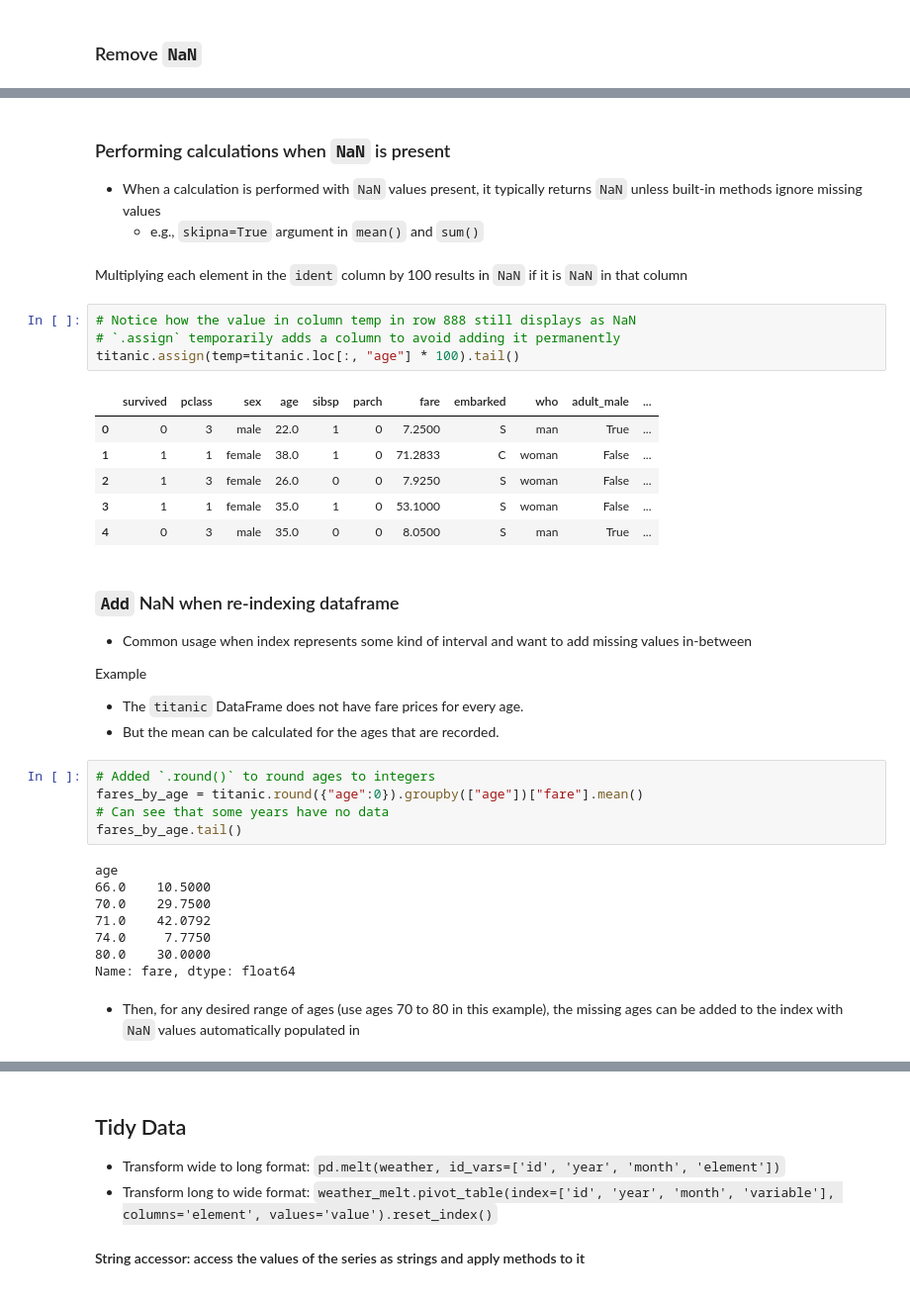
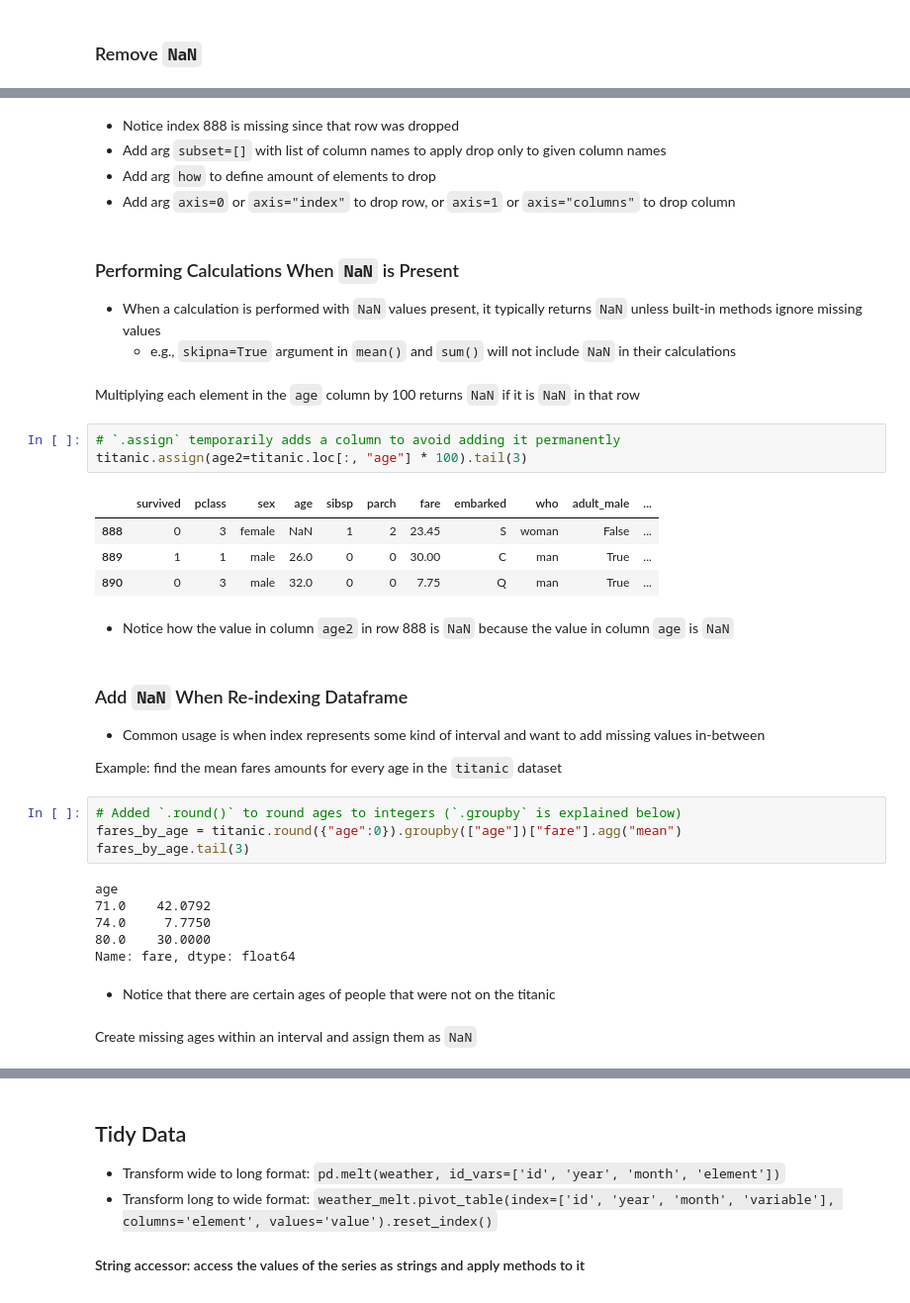
Before and after one commit to cjbayne/softdocs, a Jupyter notebook: docs/guide_pandas.ipynb, the cells around one changed output, grey strips where cells are left out. Shown at 99% size. Cells and saved outputs as stored; diff of their text form.

```diff
--- a/docs/guide_pandas.ipynb
+++ b/docs/guide_pandas.ipynb
@@ -581,40 +576,41 @@ titanic.dropna().tail()
+# %% [markdown]
+- Notice index 888 is missing since that row was dropped
+- Add arg `subset=[]` with list of column names to apply drop only to given column names
+- Add arg `how` to define amount of elements to drop
+- Add arg `axis=0` or `axis="index"` to drop row, or `axis=1` or `axis="columns"` to drop column
 # %% [markdown]
-### Performing calculations when `NaN` is present
+### Performing Calculations When `NaN` is Present
 - When a calculation is performed with `NaN` values present, it typically returns `NaN` unless built-in methods ignore missing values
-    - e.g., `skipna=True` argument in `mean()` and `sum()`
+    - e.g., `skipna=True` argument in `mean()` and `sum()` will not include `NaN` in their calculations
 # %% [markdown]
-Multiplying each element in the `ident` column by 100 results in `NaN` if it is `NaN` in that column
+Multiplying each element in the `age` column by 100 returns `NaN` if it is `NaN` in that row
 # %%
-# Notice how the value in column temp in row 888 still displays as NaN
 # `.assign` temporarily adds a column to avoid adding it permanently
-titanic.assign(temp=titanic.loc[:, "age"] * 100).tail()
+titanic.assign(age2=titanic.loc[:, "age"] * 100).tail(3)
 # %% [output]
 |  | survived | pclass | sex | age | sibsp | parch | fare | embarked | who | adult_male | ... |
-| 0 | 0 | 3 | male | 22.0 | 1 | 0 | 7.2500 | S | man | True | ... |
-| 1 | 1 | 1 | female | 38.0 | 1 | 0 | 71.2833 | C | woman | False | ... |
-| 2 | 1 | 3 | female | 26.0 | 0 | 0 | 7.9250 | S | woman | False | ... |
-| 3 | 1 | 1 | female | 35.0 | 1 | 0 | 53.1000 | S | woman | False | ... |
-| 4 | 0 | 3 | male | 35.0 | 0 | 0 | 8.0500 | S | man | True | ... |
+| 888 | 0 | 3 | female | NaN | 1 | 2 | 23.45 | S | woman | False | ... |
+| 889 | 1 | 1 | male | 26.0 | 0 | 0 | 30.00 | C | man | True | ... |
+| 890 | 0 | 3 | male | 32.0 | 0 | 0 | 7.75 | Q | man | True | ... |
+# %% [markdown]
+- Notice how the value in column `age2` in row 888 is `NaN` because the value in column `age` is `NaN`
 # %% [markdown]
-### `Add` NaN when re-indexing dataframe
-- Common usage when index represents some kind of interval and want to add missing values in-between
+### Add `NaN` When Re-indexing Dataframe
+- Common usage is when index represents some kind of interval and want to add missing values in-between
 
-Example
-- The `titanic` DataFrame does not have fare prices for every age.
-- But the mean can be calculated for the ages that are recorded.
+Example: find the mean fares amounts for every age in the `titanic` dataset
 # %%
-# Added `.round()` to round ages to integers
-fares_by_age = titanic.round({"age":0}).groupby(["age"])["fare"].mean()
-# Can see that some years have no data
-fares_by_age.tail()
+# Added `.round()` to round ages to integers (`.groupby` is explained below)
+fares_by_age = titanic.round({"age":0}).groupby(["age"])["fare"].agg("mean")
+fares_by_age.tail(3)
 # %% [output]
 age
-66.0    10.5000
-70.0    29.7500
 71.0    42.0792
 74.0     7.7750
 80.0    30.0000
 Name: fare, dtype: float64
+# %% [markdown]
+- Notice that there are certain ages of people that were not on the titanic
 # %% [markdown]
-- Then, for any desired range of ages (use ages 70 to 80 in this example), the missing ages can be added to the index with `NaN` values automatically populated in
+Create missing ages within an interval and assign them as `NaN`
 # %%
```
Also changed, not shown: parts of 135 cells of this notebook.
